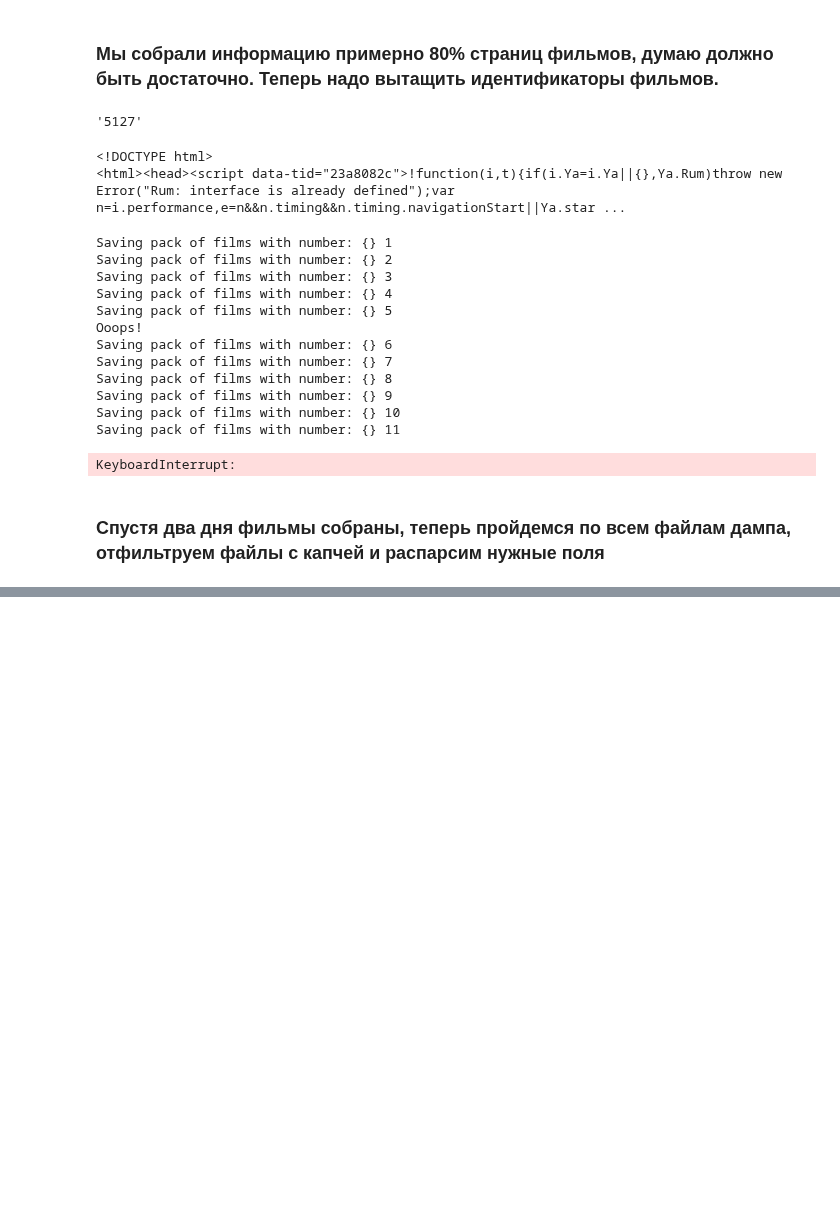
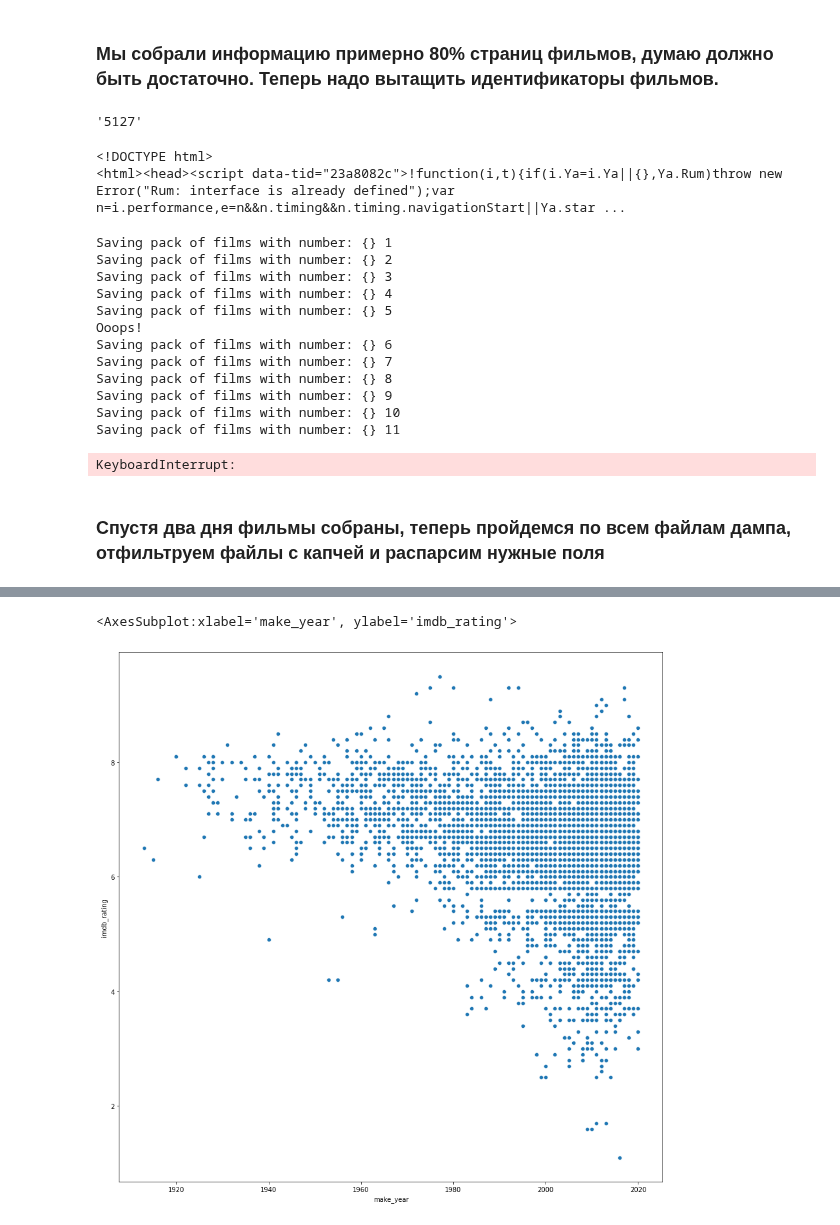
Before and after one commit to TefloniusMonk/intro, a Jupyter notebook: notebooks/parser.ipynb, the cells around one changed output, grey strips where cells are left out. Drawn from its saved outputs; the diff is of its cells as text; code cells hidden in the pictures; blank space fills up the shorter version.

```diff
--- a/notebooks/parser.ipynb
+++ b/notebooks/parser.ipynb
@@ -261,0 +346,14 @@ with open(file_path, "wb") as f:
+# %%
+df['make_year'] = df['make_year'].astype('int32')
+# %%
+df['usa_fees'] = df['usa_fees'].astype(str).apply(to_numeric).astype('int32')
+# %%
+df['world_fees'] = df['world_fees'].astype(str).apply(to_numeric).astype('int32')
+# %%
+df['marketing'] = df['marketing'].astype(str).apply(to_numeric).astype('int32')
+# %%
+plt.figure(figsize=(15,15))
+sns.scatterplot(data=df, y='imdb_rating', x='make_year')
+# %% [output]
+<AxesSubplot:xlabel='make_year', ylabel='imdb_rating'>
+[figure, added]
```
Also changed, not shown: parts of 28 cells of this notebook, 1 other file.
